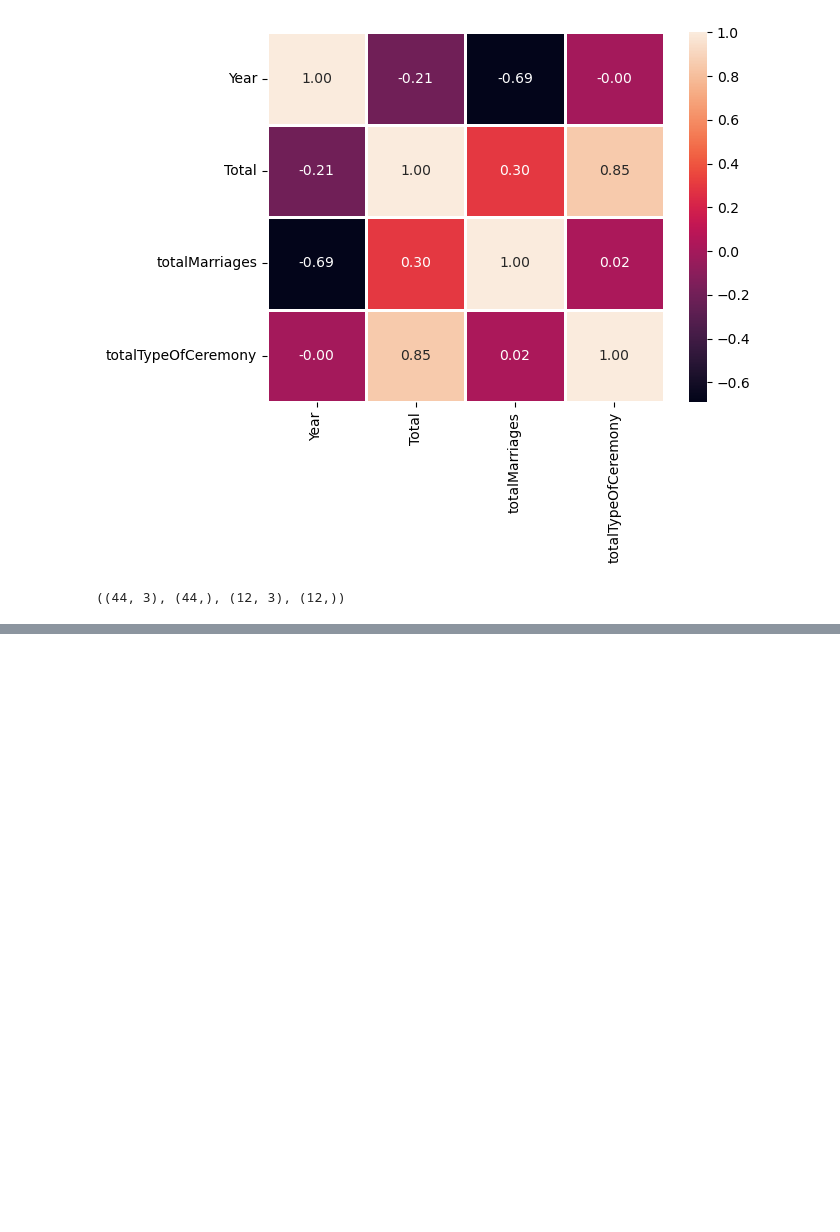
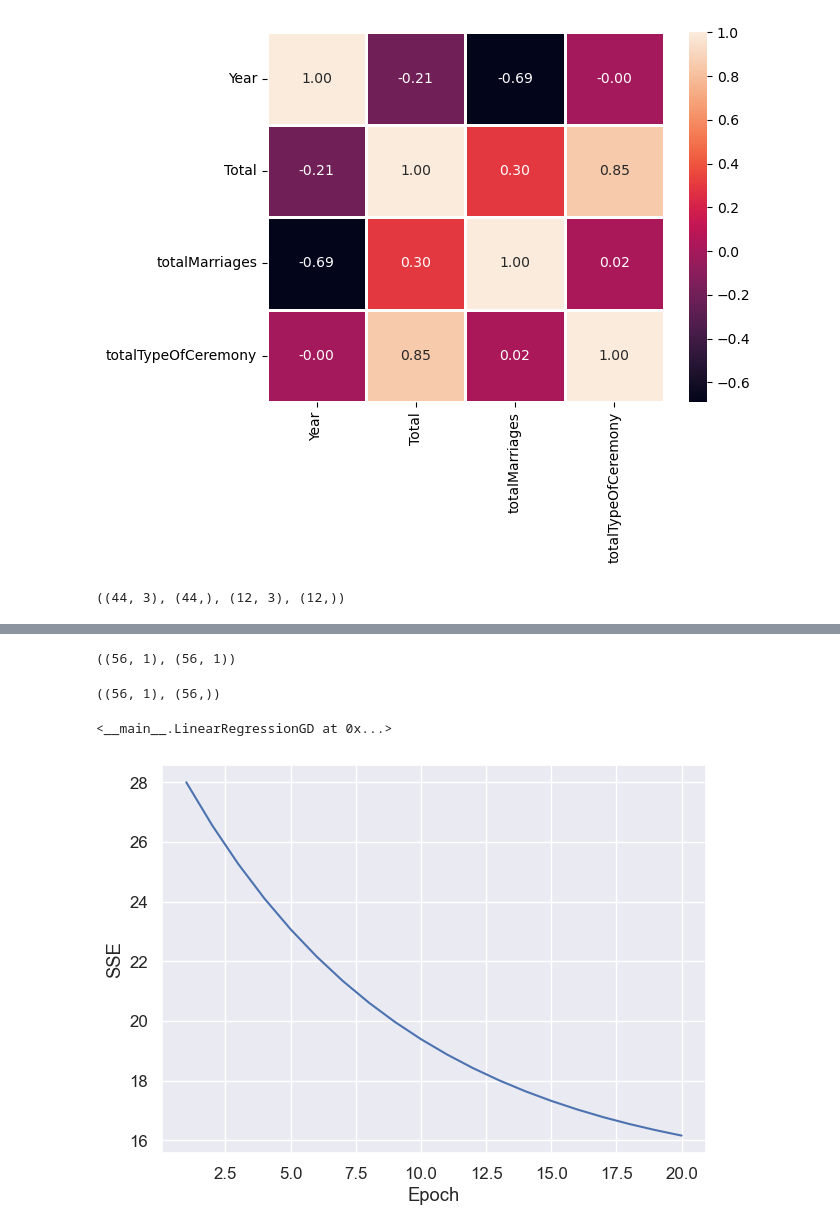
Before and after one commit to EdMendoza93/2023162, a Jupyter notebook: MSC_DA_CA1.ipynb, the cells around one changed output, grey strips where cells are left out. Drawn from its saved outputs; the diff is of its cells as text; code cells hidden in the pictures; blank space fills up the shorter version.

```diff
--- a/MSC_DA_CA1.ipynb
+++ b/MSC_DA_CA1.ipynb
@@ -634,0 +681,45 @@ marriages_df
+# %%
+X = marriages_df[['Year']].values
+y = marriages_df[['totalMarriages']].values
+# %%
+X.shape, y.shape
+# %% [output]
+((56, 1), (56, 1))
+# %%
+# Import the library for normalization of the data
+from sklearn.preprocessing import StandardScaler
+
+# Initialise the objects using StandardScaler()
+sc_x = StandardScaler()
+sc_y = StandardScaler()
+
+# Train the objects using fit_transform()
+X_std = sc_x.fit_transform(X)
+y_std = sc_y.fit_transform(y)
+# %%
+y_std = np.reshape(y_std, 56)
+
+# Display the number of rows and columns
+X_std.shape, y_std.shape
+# %% [output]
+((56, 1), (56,))
+# %%
+lr = LinearRegressionGD()
+
+# Train the model by calling fit() mentiof
+lr.fit(X_std, y_std)
+# %% [output]
+<__main__.LinearRegressionGD at 0x...>
+# %%
+plt.plot(range(1, lr.n_iter + 1), lr.cost_)
+plt.ylabel('SSE')           # SSE means 'sum of squares error'
+plt.xlabel('Epoch')         # The number of epochs is a hyperparameter that defines the number times
+                            # that the learning algorithm will work through the entire training
+                            # dataset. One epoch means that each sample in the training dataset has
+                            # had an opportunity to update the internal model parameters.
+                            # An epoch is comprised of one or more batches.
+plt.tight_layout()
+
+plt.show()
+# %% [output]
+[figure, added]
```
Also changed, not shown: parts of 52 cells of this notebook.
